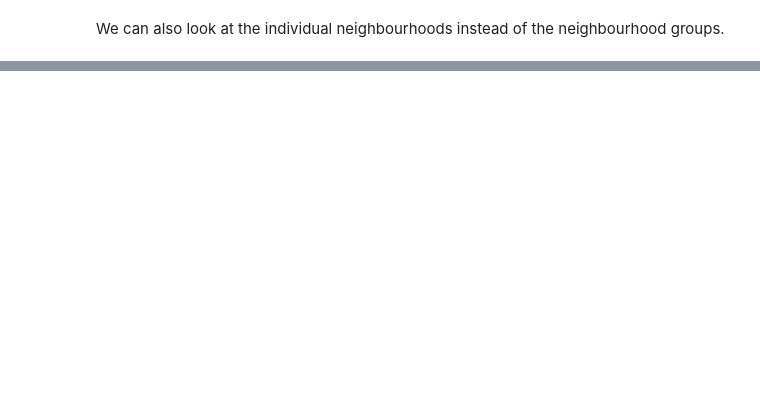
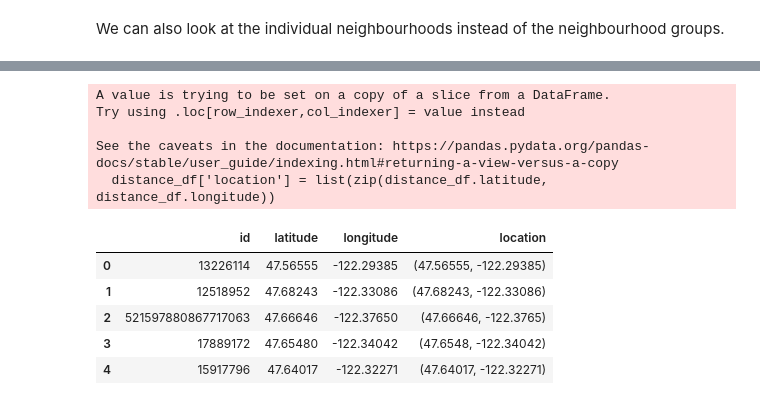
Before and after one commit to epistemetrica/udacity-blog-post-project, a Jupyter notebook: apw-blog-project.ipynb, the cells around one changed output, grey strips where cells are left out. Saved outputs shown, nothing was run; the diff lists cells and outputs as text; code cells hidden in the pictures; blank space fills up the shorter version.

```diff
--- a/apw-blog-project.ipynb
+++ b/apw-blog-project.ipynb
@@ -236,0 +245,19 @@ As it turns out, there are only two listings in the Industrial Park neighbourhoo
+# %%
+#add distance to city center coordinates
+city_center = (47.6050,-122.3344)
+distance_df = listings_df[['id','latitude','longitude']]
+distance_df['location'] = list(zip(distance_df.latitude, distance_df.longitude))
+
+distance_df.head()
+# %% [output]
+A value is trying to be set on a copy of a slice from a DataFrame.
+Try using .loc[row_indexer,col_indexer] = value instead
+
+See the caveats in the documentation: https://pandas.pydata.org/pandas-docs/stable/user_guide/indexing.html#returning-a-view-versus-a-copy
+  distance_df['location'] = list(zip(distance_df.latitude, distance_df.longitude))
+|  | id | latitude | longitude | location |
+| 0 | 13226114 | 47.56555 | -122.29385 | (47.56555, -122.29385) |
+| 1 | 12518952 | 47.68243 | -122.33086 | (47.68243, -122.33086) |
+| 2 | 521597880867717063 | 47.66646 | -122.37650 | (47.66646, -122.3765) |
+| 3 | 17889172 | 47.65480 | -122.34042 | (47.6548, -122.34042) |
+| 4 | 15917796 | 47.64017 | -122.32271 | (47.64017, -122.32271) |
```
Also changed, not shown: parts of 4 cells of this notebook.
